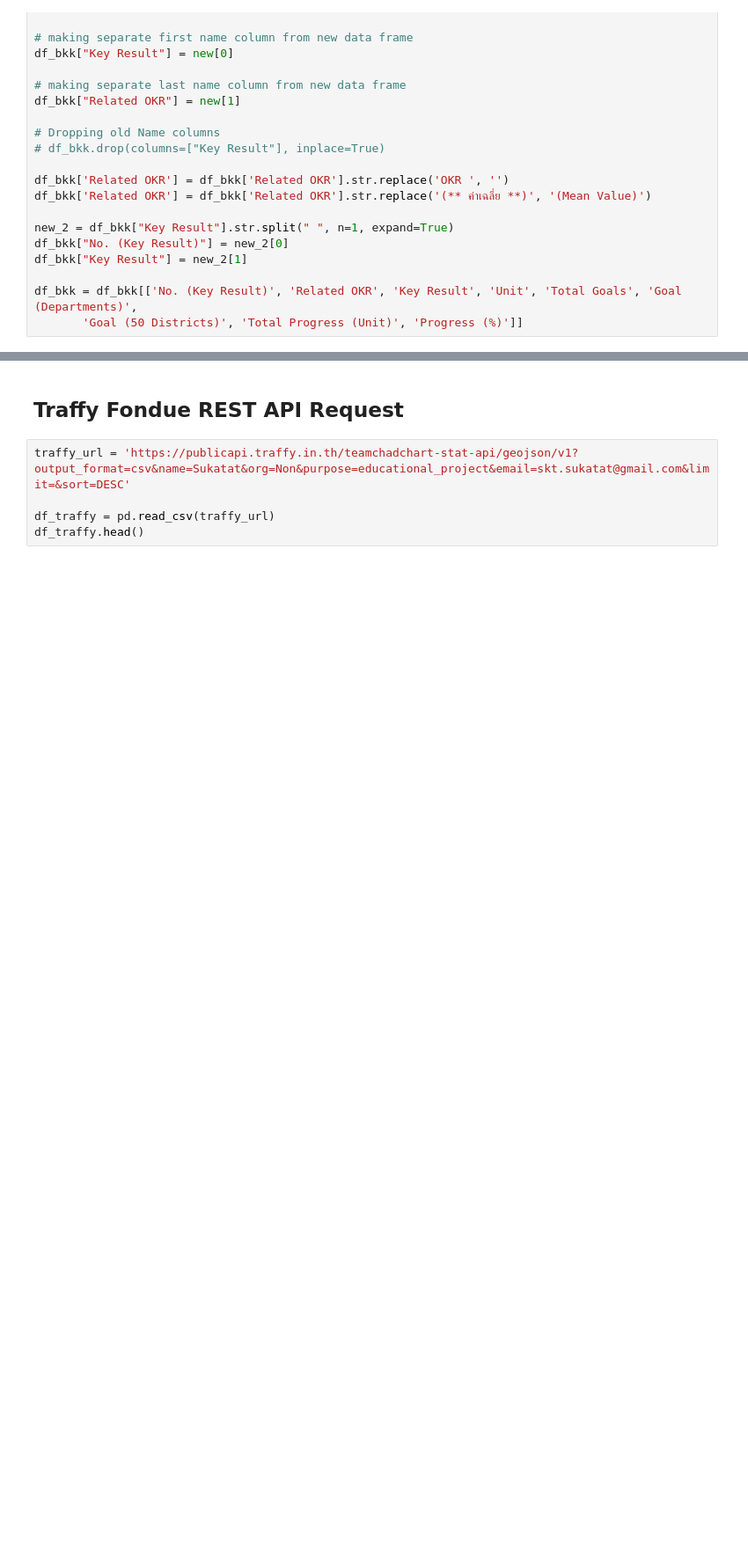
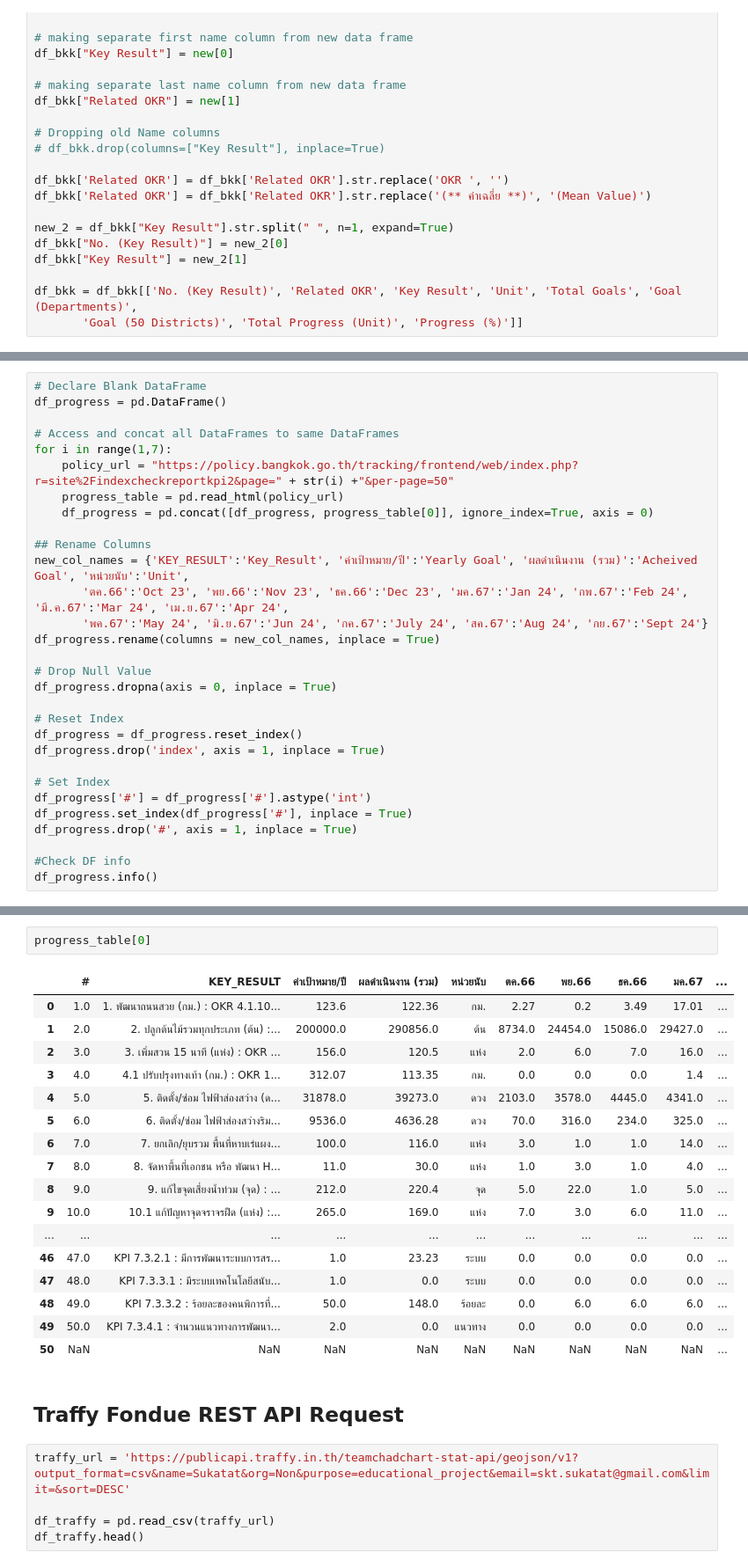
Before and after one commit to SKT-Sukatat/BKK_Policy_Tracker_Dashboard, a Jupyter notebook: BKK_Data_Cleansing.ipynb, the cells around one changed output, grey strips where cells are left out. Shown at 88% size. Drawn from its saved outputs; the diff is of its cells as text; blank space fills up the shorter version.

Commit message:
Add_Monthly_Progress_DF

```diff
--- a/BKK_Data_Cleansing.ipynb
+++ b/BKK_Data_Cleansing.ipynb
@@ -115,0 +116,30 @@ df_bkk
+# %%
+# Declare Blank DataFrame
+df_progress = pd.DataFrame()
+
+# Access and concat all DataFrames to same DataFrames
+for i in range(1,7):
+    policy_url = "https://policy.bangkok.go.th/tracking/frontend/web/index.php?r=site%2Findexcheckreportkpi2&page=" + str(i) +"&per-page=50"
+    progress_table = pd.read_html(policy_url)
+    df_progress = pd.concat([df_progress, progress_table[0]], ignore_index=True, axis = 0)
+
+## Rename Columns
+new_col_names = {'KEY_RESULT':'Key_Result', 'ค่าเป้าหมาย/ปี':'Yearly Goal', 'ผลดำเนินงาน (รวม)':'Acheived Goal', 'หน่วยนับ':'Unit',
+       'ตค.66':'Oct 23', 'พย.66':'Nov 23', 'ธค.66':'Dec 23', 'มค.67':'Jan 24', 'กพ.67':'Feb 24', 'มี.ค.67':'Mar 24', 'เม.ย.67':'Apr 24',
+       'พค.67':'May 24', 'มิ.ย.67':'Jun 24', 'กค.67':'July 24', 'สค.67':'Aug 24', 'กย.67':'Sept 24'}
+df_progress.rename(columns = new_col_names, inplace = True)
+
+# Drop Null Value
+df_progress.dropna(axis = 0, inplace = True)
+
+# Reset Index
+df_progress = df_progress.reset_index()
+df_progress.drop('index', axis = 1, inplace = True)
+
+# Set Index
+df_progress['#'] = df_progress['#'].astype('int')
+df_progress.set_index(df_progress['#'], inplace = True)
+df_progress.drop('#', axis = 1, inplace = True)
+
+#Check DF info
+df_progress.info()
@@ -116,3 +282,23 @@ df_bkk
+# %%
+progress_table[0]
+# %% [output]
+|  | # | KEY_RESULT | ค่าเป้าหมาย/ปี | ผลดำเนินงาน (รวม) | หน่วยนับ | ตค.66 | พย.66 | ธค.66 | มค.67 | ... |
+| 0 | 1.0 | 1. พัฒนาถนนสวย (กม.) : OKR 4.1.10... | 123.6 | 122.36 | กม. | 2.27 | 0.2 | 3.49 | 17.01 | ... |
+| 1 | 2.0 | 2. ปลูกต้นไม้รวมทุกประเภท (ต้น) :... | 200000.0 | 290856.0 | ต้น | 8734.0 | 24454.0 | 15086.0 | 29427.0 | ... |
+| 2 | 3.0 | 3. เพิ่มสวน 15 นาที (แห่ง) : OKR ... | 156.0 | 120.5 | แห่ง | 2.0 | 6.0 | 7.0 | 16.0 | ... |
+| 3 | 4.0 | 4.1 ปรับปรุงทางเท้า (กม.) : OKR 1... | 312.07 | 113.35 | กม. | 0.0 | 0.0 | 0.0 | 1.4 | ... |
+| 4 | 5.0 | 5. ติดตั้ง/ซ่อม ไฟฟ้าส่องสว่าง (ด... | 31878.0 | 39273.0 | ดวง | 2103.0 | 3578.0 | 4445.0 | 4341.0 | ... |
+| 5 | 6.0 | 6. ติดตั้ง/ซ่อม ไฟฟ้าส่องสว่างริม... | 9536.0 | 4636.28 | ดวง | 70.0 | 316.0 | 234.0 | 325.0 | ... |
+| 6 | 7.0 | 7. ยกเลิก/ยุบรวม พื้นที่หาบเร่แผง... | 100.0 | 116.0 | แห่ง | 3.0 | 1.0 | 1.0 | 14.0 | ... |
+| 7 | 8.0 | 8. จัดหาพื้นที่เอกชน หรือ พัฒนา H... | 11.0 | 30.0 | แห่ง | 1.0 | 3.0 | 1.0 | 4.0 | ... |
+| 8 | 9.0 | 9. แก้ไขจุดเสี่ยงน้ำท่วม (จุด) : ... | 212.0 | 220.4 | จุด | 5.0 | 22.0 | 1.0 | 5.0 | ... |
+| 9 | 10.0 | 10.1 แก้ปัญหาจุดจราจรฝืด (แห่ง) :... | 265.0 | 169.0 | แห่ง | 7.0 | 3.0 | 6.0 | 11.0 | ... |
+| ... | ... | ... | ... | ... | ... | ... | ... | ... | ... | ... |
+| 46 | 47.0 | KPI 7.3.2.1 : มีการพัฒนาระบบการสร... | 1.0 | 23.23 | ระบบ | 0.0 | 0.0 | 0.0 | 0.0 | ... |
+| 47 | 48.0 | KPI 7.3.3.1 : มีระบบเทคโนโลยีสนับ... | 1.0 | 0.0 | ระบบ | 0.0 | 0.0 | 0.0 | 0.0 | ... |
+| 48 | 49.0 | KPI 7.3.3.2 : ร้อยละของคนพิการที่... | 50.0 | 148.0 | ร้อยละ | 0.0 | 6.0 | 6.0 | 6.0 | ... |
+| 49 | 50.0 | KPI 7.3.4.1 : จำนวนแนวทางการพัฒนา... | 2.0 | 0.0 | แนวทาง | 0.0 | 0.0 | 0.0 | 0.0 | ... |
+| 50 | NaN | NaN | NaN | NaN | NaN | NaN | NaN | NaN | NaN | ... |
 # %% [markdown]
 ## Traffy Fondue REST API Request
 # %%
```
Also changed, not shown: parts of 14 cells of this notebook.
